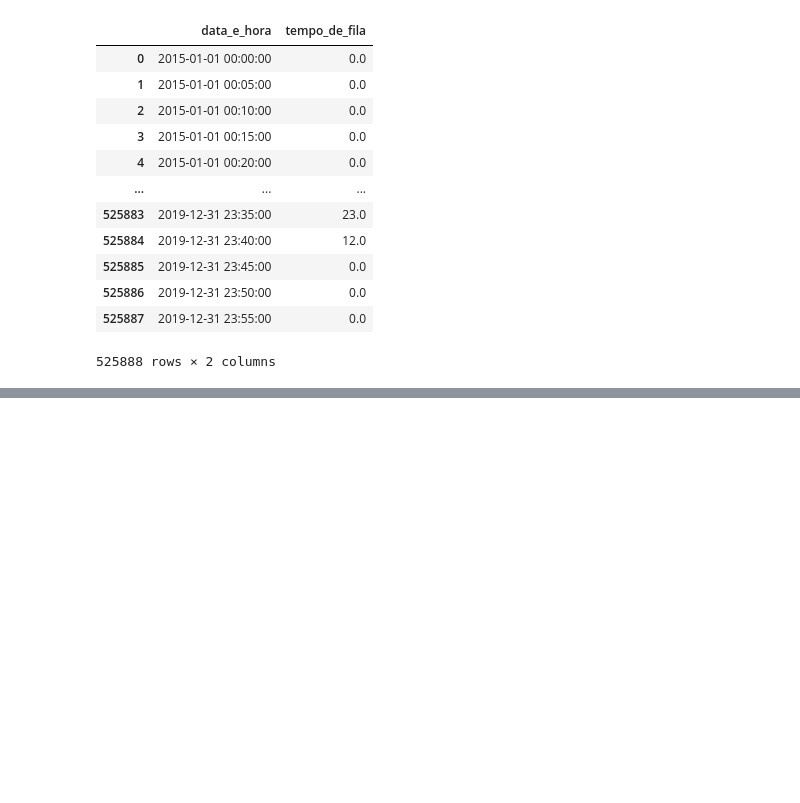
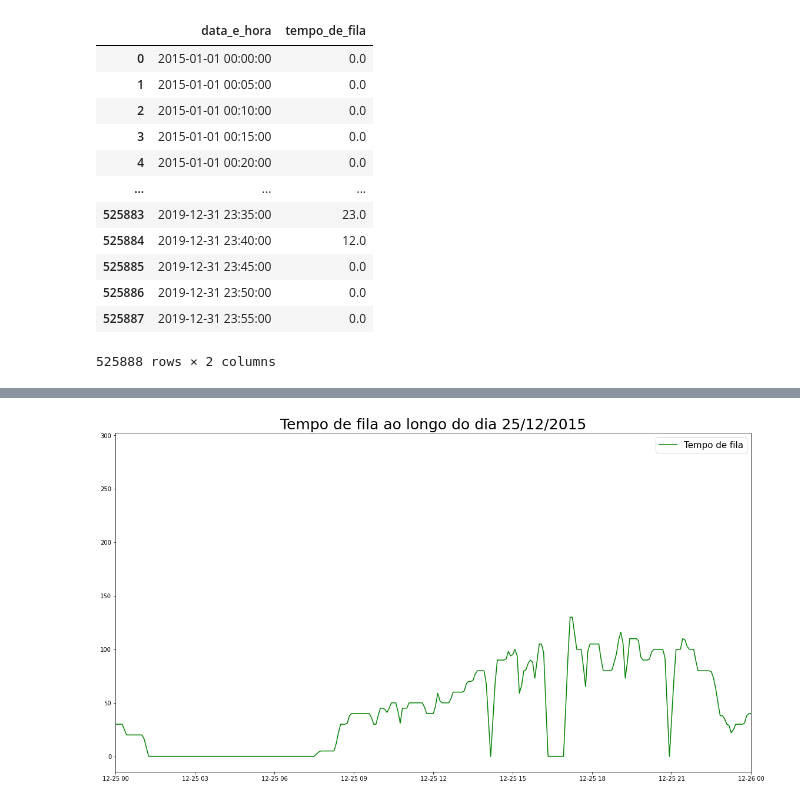
Before and after one commit to LuisFTacla/WDW_Attendance_Calculator, a Jupyter notebook: Analise_Rock_n_Roller_Coaster.ipynb, the cells around one changed output, grey strips where cells are left out. Drawn from its saved outputs; the diff is of its cells as text; code cells hidden in the pictures; blank space fills up the shorter version.

Commit message:
Adicionada plotagem dos gráficos

```diff
--- a/Analise_Rock_n_Roller_Coaster.ipynb
+++ b/Analise_Rock_n_Roller_Coaster.ipynb
@@ -224,13 +223,14 @@ n_observacoes = ((365 * 5) + 1) * 24 * 12
 
 
 # Criação de um índice de datas/horas
-instantes_5_em_5 = pd.date_range(start='1/1/2015', # Data de início da série
-                                 periods = n_observacoes, #
+instantes_5_em_5 = pd.date_range(start='1/1/2015',
+                                 periods = n_observacoes,
                                  freq = '5min')
 
 # Criação do dataframe de base
-base = pd.DataFrame(index = range(0,n_observacoes), columns = ['data_e_hora',
-                                                               'tempo_de_fila'])
+base = pd.DataFrame(index = range(0,n_observacoes),
+                    columns = ['data_e_hora',
+                               'tempo_de_fila'])
 base['data_e_hora'] = instantes_5_em_5
 base['tempo_de_fila'] = 0
 # %%
@@ -464,0 +473,13 @@ RocknRollerCoaster
+# %%
+def plota_fila_diaria (d, m, y):
+  fig = plt.figure(figsize = (15,8))
+  eixo = fig.add_axes([0, 0, 1, 1])
+  eixo.plot(RocknRollerCoaster['data_e_hora'],
+            RocknRollerCoaster['tempo_de_fila'],
+            color = 'g')
+  data_escolhida = datetime(y, m, d)
+  dia_seguinte = data_escolhida + timedelta(days = 1)
+  eixo.set_xlim(data_escolhida,dia_seguinte)
+  eixo.set_title('Tempo de fila ao longo do dia {}/{}/{}'.format(d, m, y),
+                 fontsize = 25)
+  eixo.legend(['Tempo de fila'], loc = 'upper right', fontsize = 15)
@@ -464,0 +495,4 @@ RocknRollerCoaster
+# %%
+plota_fila_diaria(25, 12, 2015)
+# %% [output]
+[figure, added]
```
Also changed, not shown: parts of 35 cells of this notebook.
